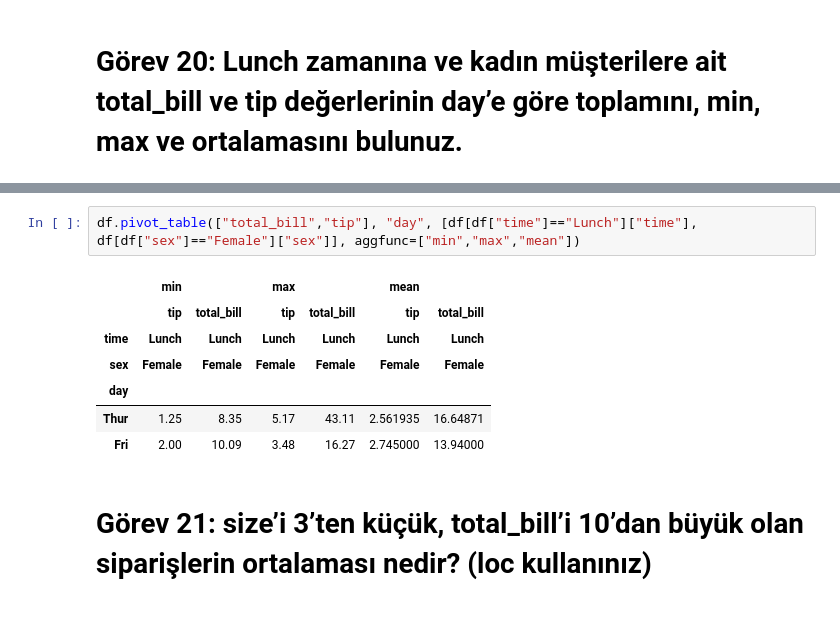
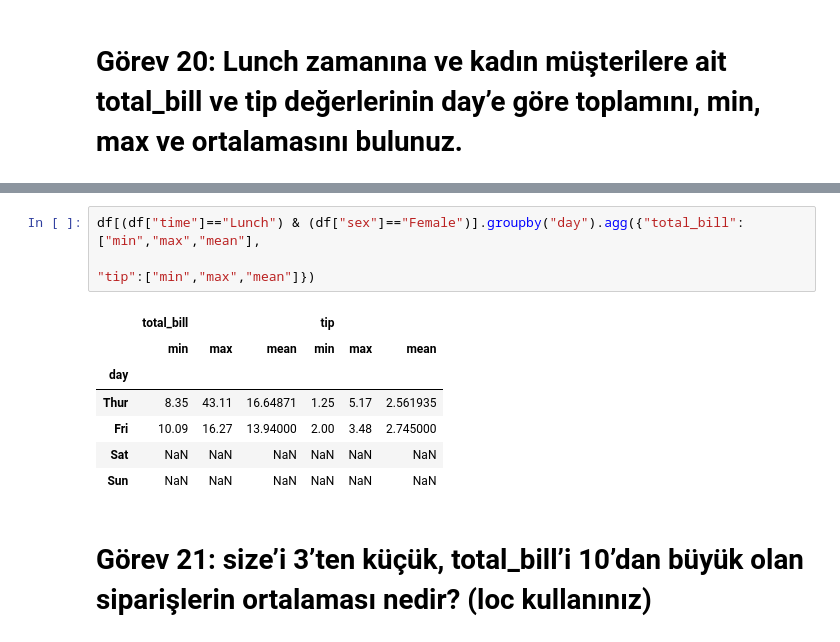
Before and after one commit to erkamesen/Data-Lover, a Jupyter notebook: List Comprehension ve Pandas Alıştırmaları /pandas_gorevler.ipynb, the cells around one changed output, grey strips where cells are left out. Cells and saved outputs as stored; diff of their text form.

```diff
--- a/List Comprehension ve Pandas Alıştırmaları /pandas_gorevler.ipynb
+++ b/List Comprehension ve Pandas Alıştırmaları /pandas_gorevler.ipynb
@@ -255,13 +329,14 @@ df.pivot_table("total_bill","day","time", aggfunc=["min","max","mean"])
 # %%
-df.pivot_table(["total_bill","tip"], "day", [df[df["time"]=="Lunch"]["time"], df[df["sex"]=="Female"]["sex"]], aggfunc=["min","max","mean"])
+df[(df["time"]=="Lunch") & (df["sex"]=="Female")].groupby("day").agg({"total_bill":["min","max","mean"],
+                                                                                          "tip":["min","max","mean"]})
 # %% [output]
-|  | min |  | max |  | mean |  |
-|  | tip | total_bill | tip | total_bill | tip | total_bill |
-| time | Lunch | Lunch | Lunch | Lunch | Lunch | Lunch |
-| sex | Female | Female | Female | Female | Female | Female |
+|  | total_bill |  |  | tip |  |  |
+|  | min | max | mean | min | max | mean |
 | day |  |  |  |  |  |  |
-| Thur | 1.25 | 8.35 | 5.17 | 43.11 | 2.561935 | 16.64871 |
-| Fri | 2.00 | 10.09 | 3.48 | 16.27 | 2.745000 | 13.94000 |
+| Thur | 8.35 | 43.11 | 16.64871 | 1.25 | 5.17 | 2.561935 |
+| Fri | 10.09 | 16.27 | 13.94000 | 2.00 | 3.48 | 2.745000 |
+| Sat | NaN | NaN | NaN | NaN | NaN | NaN |
+| Sun | NaN | NaN | NaN | NaN | NaN | NaN |
 # %% [markdown]
 # Görev 21: size’i 3’ten küçük, total_bill’i 10’dan büyük olan siparişlerin ortalaması nedir? (loc kullanınız)
 # %%
```
Also changed, not shown: parts of 11 cells of this notebook, 1 other file.
